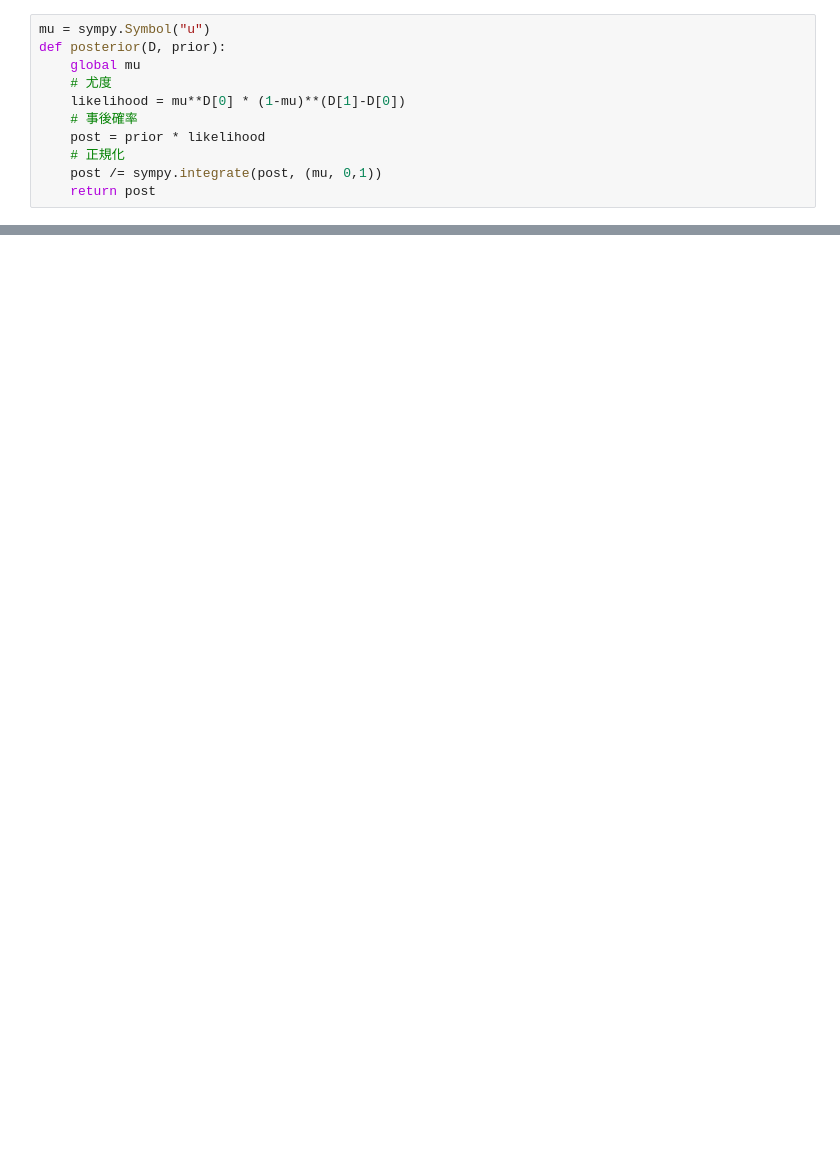
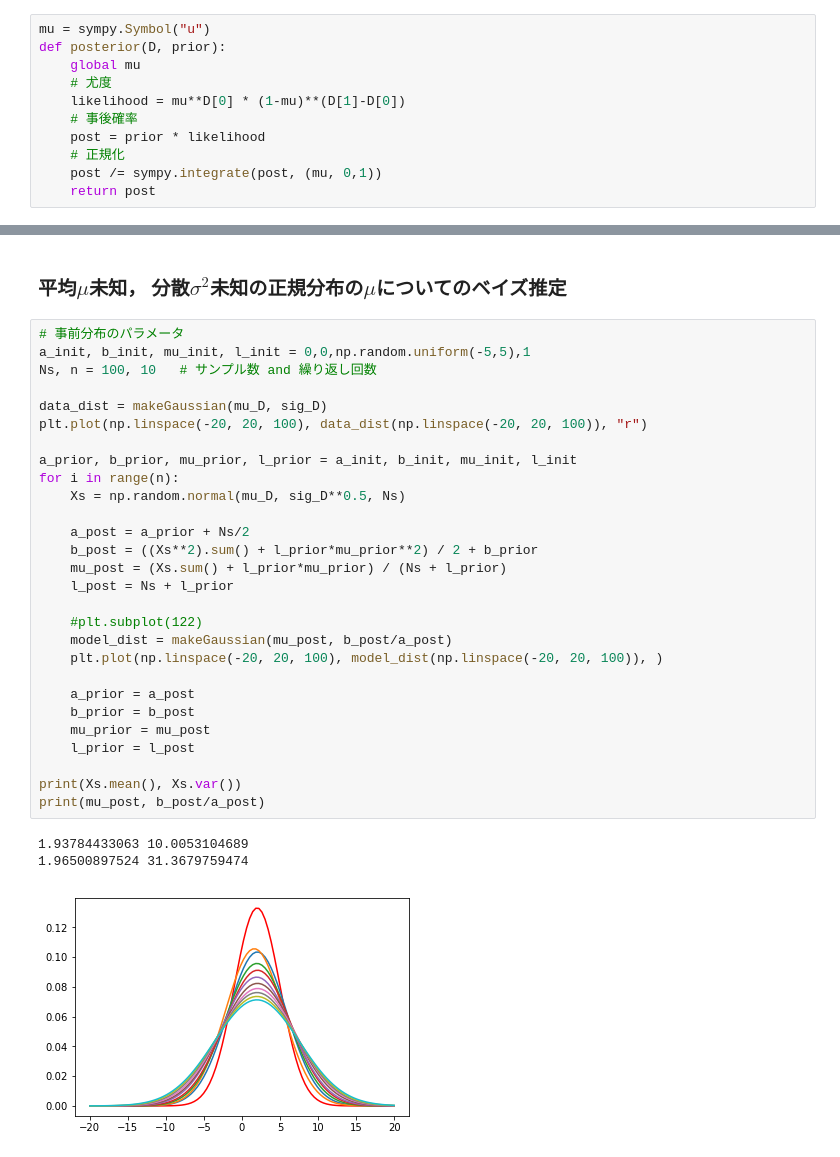
Before and after one commit to naktd31/jupyter-notebook, a Jupyter notebook: Bayesian_Inference.ipynb, the cells around one changed output, grey strips where cells are left out. Drawn from its saved outputs; the diff is of its cells as text; blank space fills up the shorter version.

```diff
--- a/Bayesian_Inference.ipynb
+++ b/Bayesian_Inference.ipynb
@@ -47,0 +152,34 @@ for i in range(n):
+# %% [markdown]
+### 平均$\mu$未知， 分散$\sigma^2$未知の正規分布の$\mu$についてのベイズ推定
+# %%
+# 事前分布のパラメータ
+a_init, b_init, mu_init, l_init = 0,0,np.random.uniform(-5,5),1
+Ns, n = 100, 10   # サンプル数 and 繰り返し回数
+
+data_dist = makeGaussian(mu_D, sig_D)
+plt.plot(np.linspace(-20, 20, 100), data_dist(np.linspace(-20, 20, 100)), "r")
+
+a_prior, b_prior, mu_prior, l_prior = a_init, b_init, mu_init, l_init
+for i in range(n):
+    Xs = np.random.normal(mu_D, sig_D**0.5, Ns)
+
+    a_post = a_prior + Ns/2
+    b_post = ((Xs**2).sum() + l_prior*mu_prior**2) / 2 + b_prior
+    mu_post = (Xs.sum() + l_prior*mu_prior) / (Ns + l_prior)
+    l_post = Ns + l_prior
+
+    #plt.subplot(122)
+    model_dist = makeGaussian(mu_post, b_post/a_post)
+    plt.plot(np.linspace(-20, 20, 100), model_dist(np.linspace(-20, 20, 100)), )
+
+    a_prior = a_post
+    b_prior = b_post
+    mu_prior = mu_post
+    l_prior = l_post
+
+print(Xs.mean(), Xs.var())
+print(mu_post, b_post/a_post)
+# %% [output]
+1.93784433063 10.0053104689
+1.96500897524 31.3679759474
+[figure, added]
```
Also changed, not shown: parts of 13 cells of this notebook.
